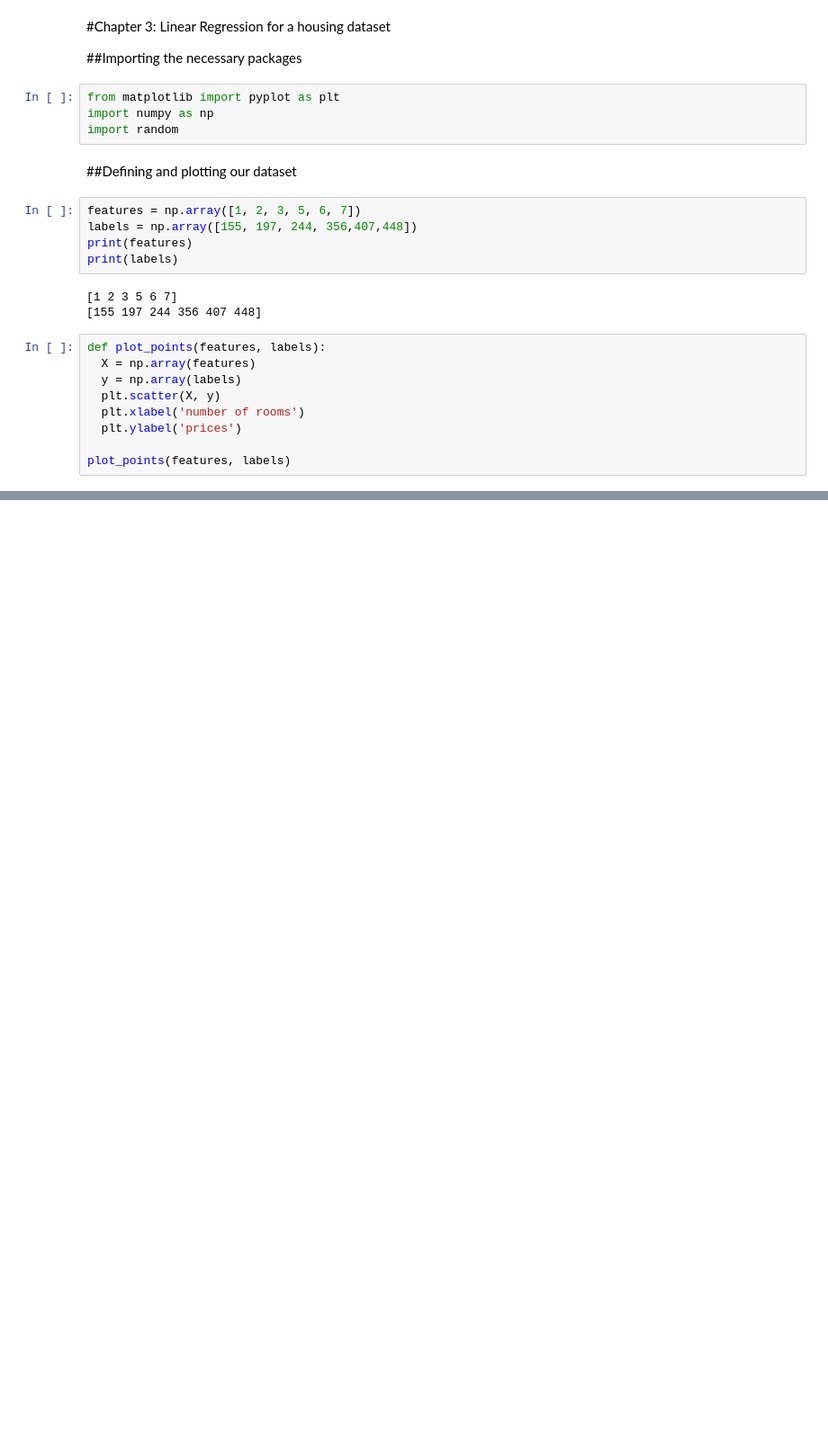
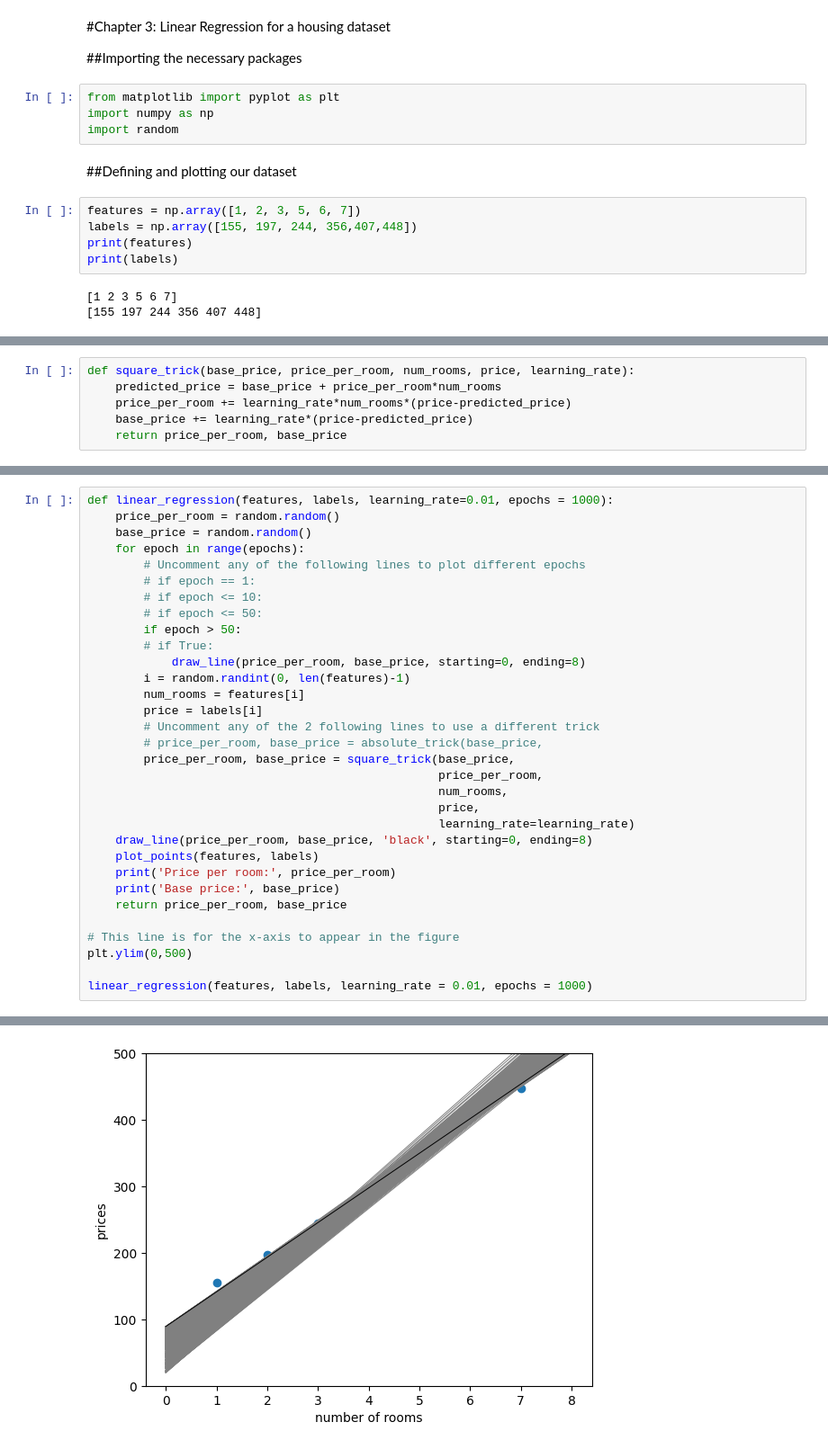
Before and after one commit to iPakTulane/GrokkingML, a Jupyter notebook: C3_Linear_Regression.ipynb, the cells around one changed output, grey strips where cells are left out. Shown: that part at 90% size. Drawn from its saved outputs; the diff is of its cells as text; blank space fills up the shorter version.

```diff
--- a/C3_Linear_Regression.ipynb
+++ b/C3_Linear_Regression.ipynb
@@ -18,12 +18,3 @@ print(labels)
 # %% [output]
 [1 2 3 5 6 7]
 [155 197 244 356 407 448]
-# %%
-def plot_points(features, labels):
-  X = np.array(features)
-  y = np.array(labels)
-  plt.scatter(X, y)
-  plt.xlabel('number of rooms')
-  plt.ylabel('prices')
-
-plot_points(features, labels)
@@ -31,0 +83,6 @@ plot_points(features, labels)
+# %%
+def square_trick(base_price, price_per_room, num_rooms, price, learning_rate):
+    predicted_price = base_price + price_per_room*num_rooms
+    price_per_room += learning_rate*num_rooms*(price-predicted_price)
+    base_price += learning_rate*(price-predicted_price)
+    return price_per_room, base_price
@@ -31,0 +122,33 @@ plot_points(features, labels)
+# %%
+def linear_regression(features, labels, learning_rate=0.01, epochs = 1000):
+    price_per_room = random.random()
+    base_price = random.random()
+    for epoch in range(epochs):
+        # Uncomment any of the following lines to plot different epochs
+        # if epoch == 1:
+        # if epoch <= 10:
+        # if epoch <= 50:
+        if epoch > 50:
+        # if True:
+            draw_line(price_per_room, base_price, starting=0, ending=8)
+        i = random.randint(0, len(features)-1)
+        num_rooms = features[i]
+        price = labels[i]
+        # Uncomment any of the 2 following lines to use a different trick
+        # price_per_room, base_price = absolute_trick(base_price,
+        price_per_room, base_price = square_trick(base_price,
+                                                  price_per_room,
+                                                  num_rooms,
+                                                  price,
+                                                  learning_rate=learning_rate)
+    draw_line(price_per_room, base_price, 'black', starting=0, ending=8)
+    plot_points(features, labels)
+    print('Price per room:', price_per_room)
+    print('Base price:', base_price)
+    return price_per_room, base_price
+
+# This line is for the x-axis to appear in the figure
+plt.ylim(0,500)
+
+linear_regression(features, labels, learning_rate = 0.01, epochs = 1000)
+# %% [output]
@@ -31,0 +158 @@ plot_points(features, labels)
+[figure, added]
```
Also changed, not shown: parts of 8 cells of this notebook.
